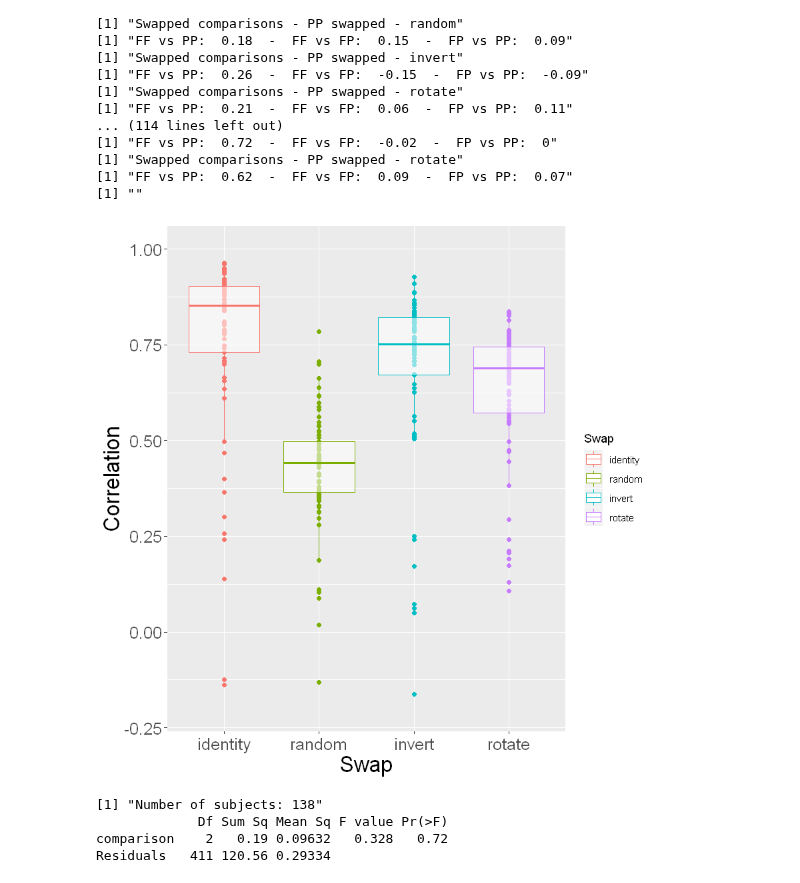
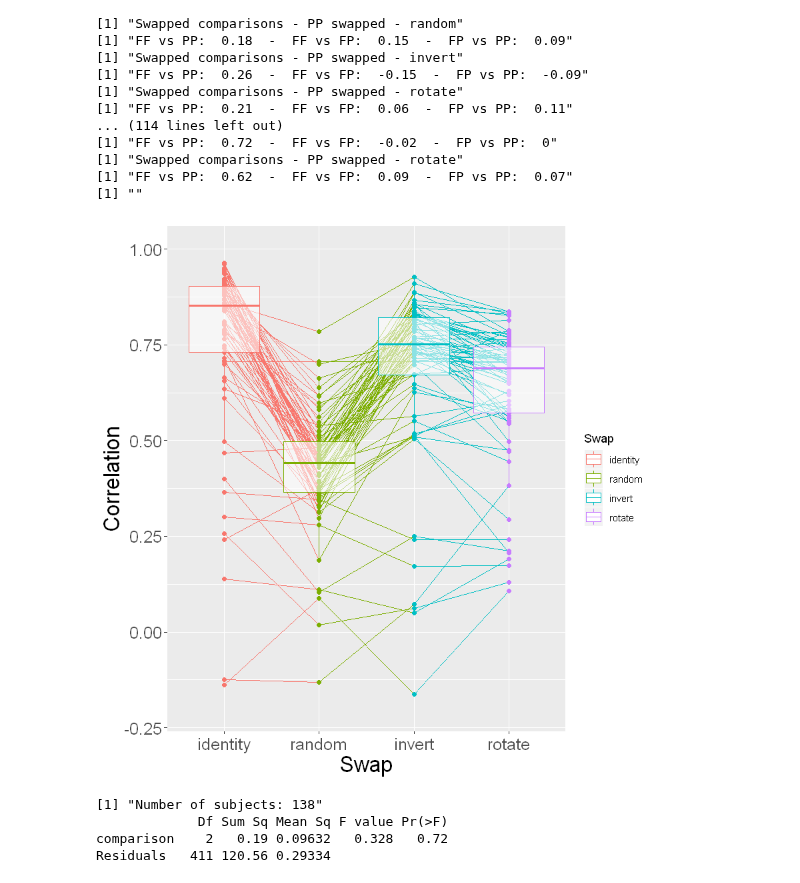
Before and after one commit to ArielZJ/Precision-Phenomenology-Data-Analysis, a Jupyter notebook: Fovea vs. Periphery Color Similarity Pilot Analysis - 2stim Analysis.ipynb, the cells around one changed output. Cells and saved outputs as stored; diff of their text form; code cells hidden in the pictures.

```diff
--- a/Fovea vs. Periphery Color Similarity Pilot Analysis - 2stim Analysis.ipynb
+++ b/Fovea vs. Periphery Color Similarity Pilot Analysis - 2stim Analysis.ipynb
@@ -874,6 +943,10 @@ sumplot <- function(datadf){
 # %%
 # plot a correlation distribution
-r_distribution_plot <- function(datadf,fisher=TRUE,comparison='FFvPP',title=TRUE,swaps=TRUE,scaling=TRUE){
+r_distribution_plot <- function(datadf,fisher=TRUE,comparison='FFvPP',title=TRUE,swaps=TRUE,scaling=TRUE,connected=FALSE){
+
+    if(connected){
+       datadf <- colour_connect(datadf)
+    }
 
     if(!scaling){
         datadf <- subset(datadf, magnification != 1) # only use the scaled data
@@ -935,6 +1008,9 @@ r_distribution_plot <- function(datadf,fisher=TRUE,comparison='FFvPP',title=TRUE
                                          axis.title.y = element_text(size = 20),
                                          axis.title.x = element_text(size=20))
         }
+        if(connected){
+            plot <- plot + geom_line(aes(x=mode,y=correlations,group=ID))
+        }
 
     }
     # comparison plotting
@@ -959,7 +1035,6 @@ r_distribution_plot <- function(datadf,fisher=TRUE,comparison='FFvPP',title=TRUE
         geom_boxplot(aes(alpha=0.01)) +
         scale_alpha(guide='none')
 
-
     if(title){
         plot <- plot + ggtitle(paste("Comparison:",comparison,"---","Magnification:",datadf$magnification[1])) +
             theme(plot.title = element_text(hjust = 0.5))
@@ -2200,10 +2285,10 @@ distribution.plots(within_distribution_df,swaps=FALSE,transform=FALSE)
 # %%
 # make some specific plots for the presentation
 # probably just better to modify the code above to generate these on demand...
-r_distribution_plot(within_distribution_df,comparison='FFvPP',title=FALSE,fisher=FALSE,scaling=FALSE,swaps=TRUE)
+r_distribution_plot(within_distribution_df,comparison='FFvPP',title=FALSE,fisher=FALSE,scaling=FALSE,swaps=TRUE,connected=TRUE)
 #r_distribution_plot(within_distribution_df,comparison='all',title=FALSE,fisher=FALSE,scaling=FALSE,swaps=FALSE)
 # %% [output]
-[figure, old version]
+[figure, new version]
 # %%
 eccentricity.test <- function(datadf){
     datadf <- subset(datadf, mode == 'identity') # get rid of simulation stuff
```
Also changed, not shown: parts of 2 cells of this notebook, 1 other file.
